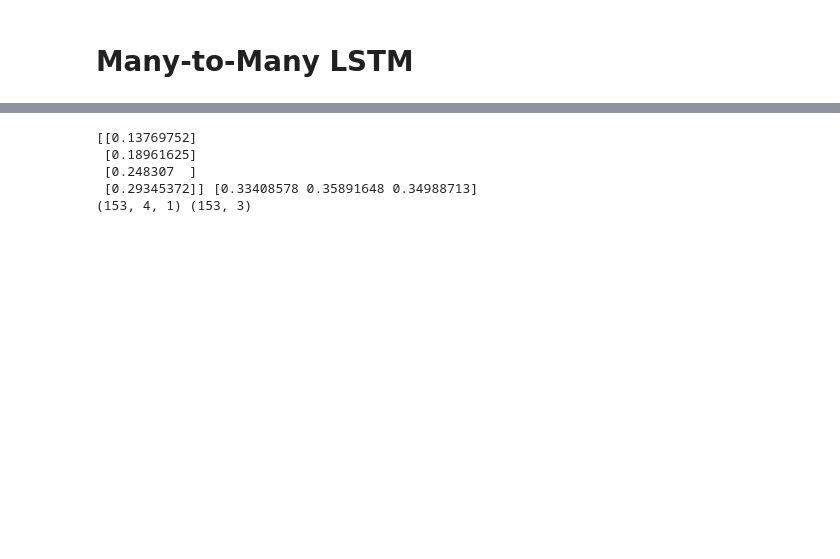
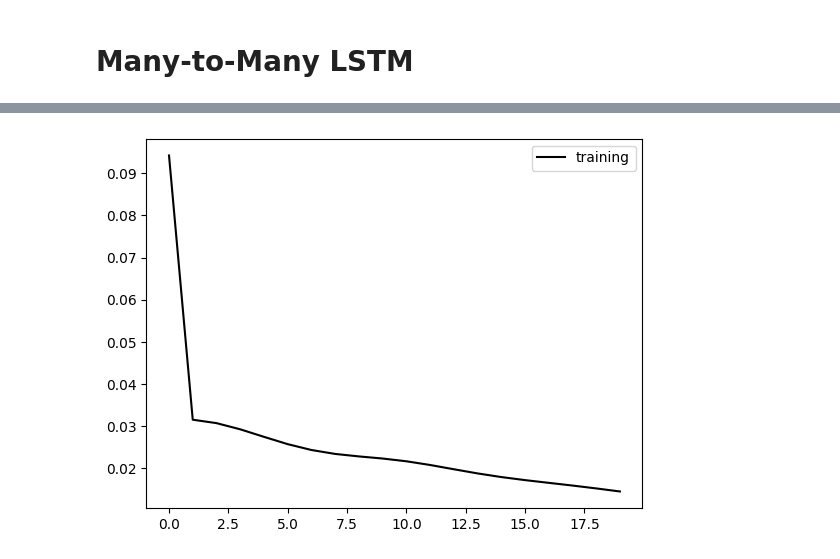
Before and after one commit to mariajmolina/UMDAOSC650, a Jupyter notebook: firstrnn.ipynb, the cells around one changed output, grey strips where cells are left out. Drawn from its saved outputs; the diff is of its cells as text; code cells hidden in the pictures; blank space fills up the shorter version.

```diff
--- a/firstrnn.ipynb
+++ b/firstrnn.ipynb
@@ -521 +567,23 @@ _________________________________________________________________
+# %%
+def combine_generators(gen1, gen2, batch_size_threshold=BATCHSIZE):
+  """Combines two generators into one yielding tuples of (inputs, targets)."""
+  # Convert the datasets to iterators using iter()
+  gen1_iter = iter(gen1)
+  gen2_iter = iter(gen2)
+  while True:
+    try:
+      x = next(gen1_iter)  # Get the next batch from the first iterator
+      y = next(gen2_iter)  # Get the next batch from the second iterator
+
+      # Check if batch size is below threshold
+      if x.shape[0] < batch_size_threshold or y.shape[0] < batch_size_threshold:
+        break  # Stop if batch size is too small
+
+      yield x, y  # Yield the combined data
+    except StopIteration:
+        # Stop when one of the iterators is exhausted
+        break
+# %%
+# Combine the input and target data generators
+train_data_gen = combine_generators(data_gen_inp, data_gen_out)
 # %%
@@ -562,12 +622,6 @@ testdata_gen = TimeseriesGenerator(
-# %%
-# quick check of output
-batch_0 = testdata_gen[0]
-x, y = batch_0
-print(x[0], y[0])
-print(x.shape, y.shape)
-# %% [output]
-[[0.13769752]
- [0.18961625]
- [0.248307  ]
- [0.29345372]] [0.33408578 0.35891648 0.34988713]
-(153, 4, 1) (153, 3)
+# %%
+plt.plot(range(0,EPOCHS), history.history['loss'], c='k', label='training')
+plt.legend()
+plt.show()
+# %% [output]
+[figure, added]
```
Also changed, not shown: parts of 21 cells of this notebook.
